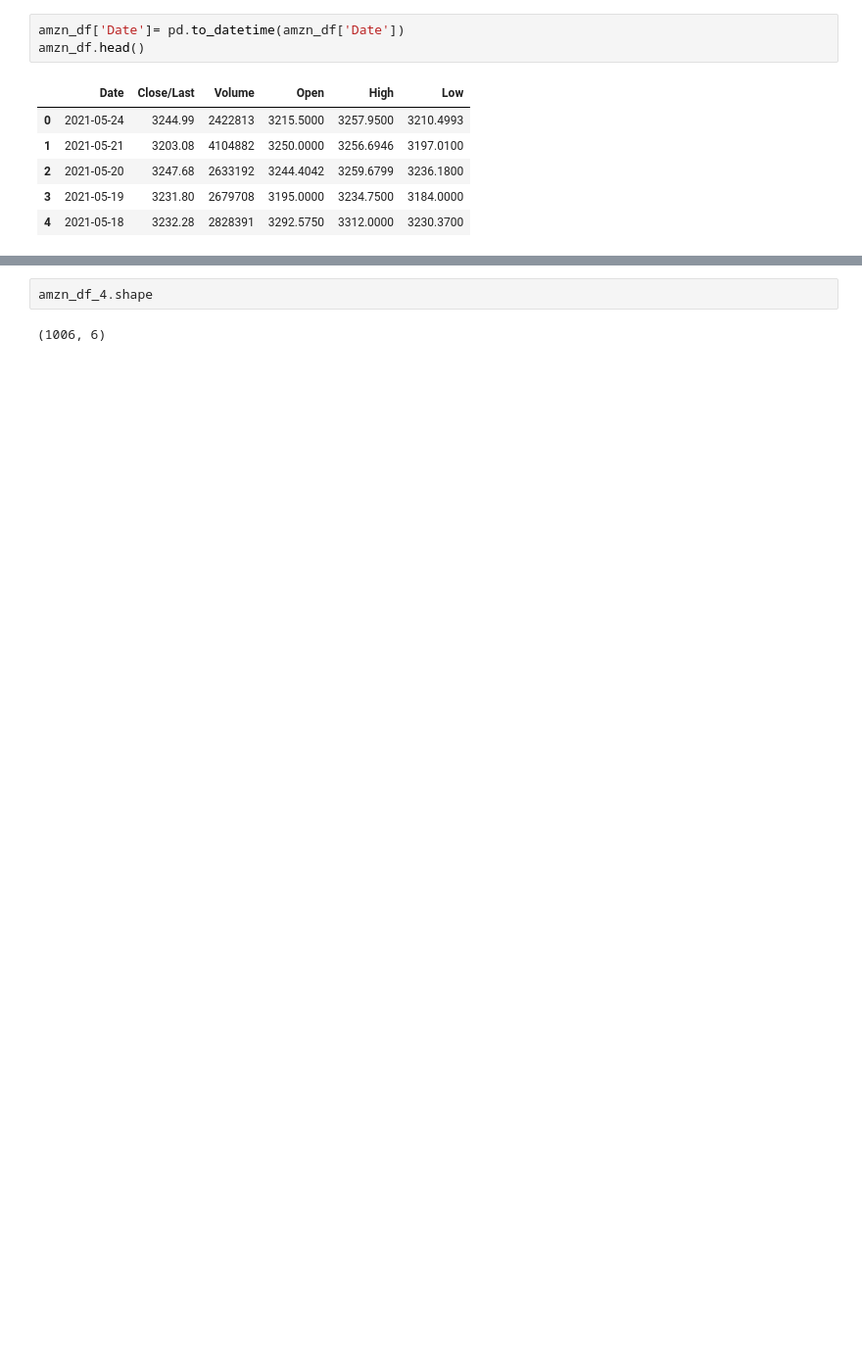
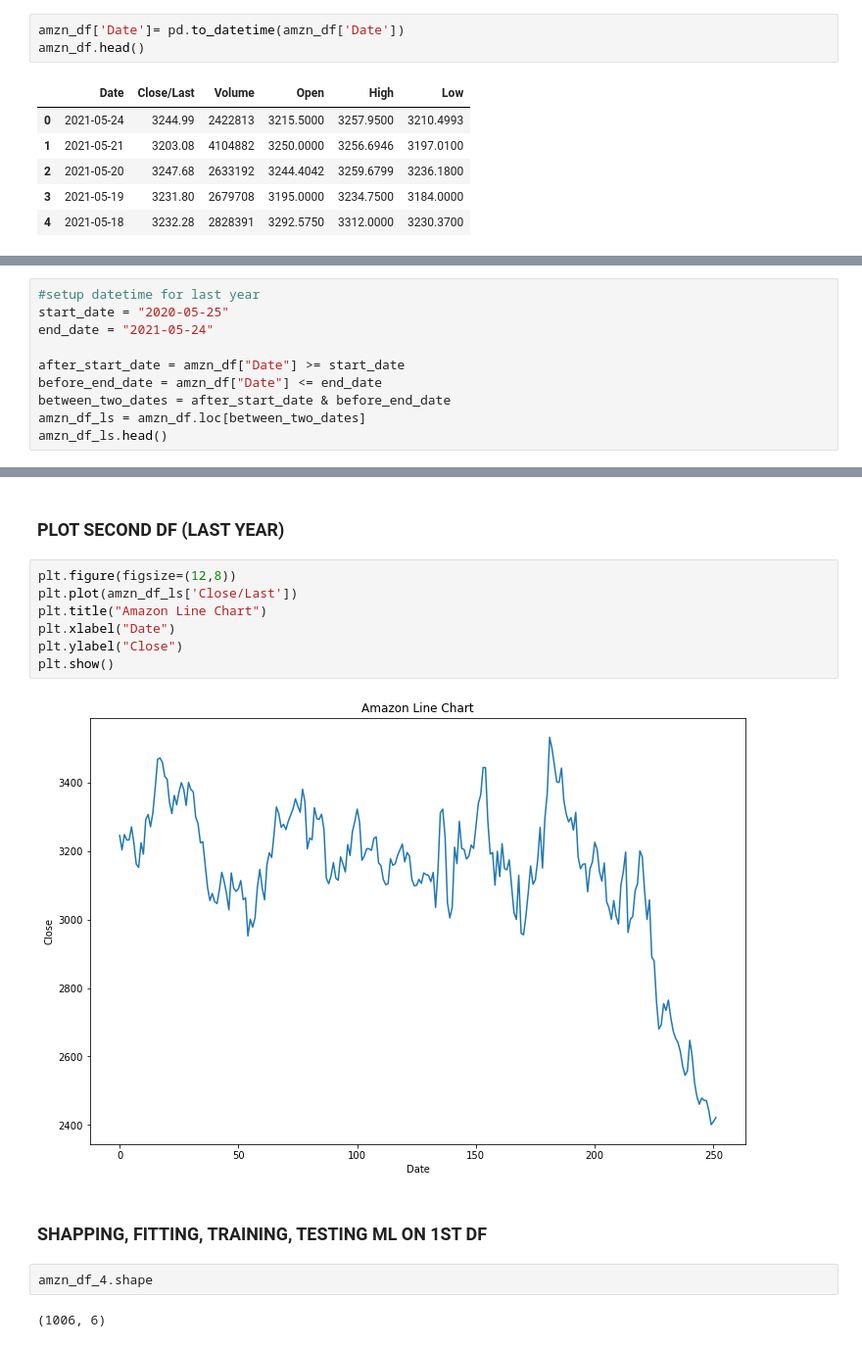
Before and after one commit to databootcamp-final-project/group4-final-project, a Jupyter notebook: AMZN_index.ipynb, the cells around one changed output, grey strips where cells are left out. Shown at 98% size. Cells and saved outputs as stored; diff of their text form; blank space fills up the shorter version.

```diff
--- a/AMZN_index.ipynb
+++ b/AMZN_index.ipynb
@@ -53,0 +66,10 @@ amzn_df_4.head()
+# %%
+#setup datetime for last year
+start_date = "2020-05-25"
+end_date = "2021-05-24"
+
+after_start_date = amzn_df["Date"] >= start_date
+before_end_date = amzn_df["Date"] <= end_date
+between_two_dates = after_start_date & before_end_date
+amzn_df_ls = amzn_df.loc[between_two_dates]
+amzn_df_ls.head()
@@ -64,4 +93,17 @@ No handles with labels found to put in legend.
 [figure]
+# %% [markdown]
+### PLOT SECOND DF (LAST YEAR)
+# %%
+plt.figure(figsize=(12,8))
+plt.plot(amzn_df_ls['Close/Last'])
+plt.title("Amazon Line Chart")
+plt.xlabel("Date")
+plt.ylabel("Close")
+plt.show()
+# %% [output]
+[figure, added]
+# %% [markdown]
+### SHAPPING, FITTING, TRAINING, TESTING ML ON 1ST DF
 # %%
 amzn_df_4.shape
 # %% [output]
```
Also changed, not shown: parts of 32 cells of this notebook, 2 other files.
